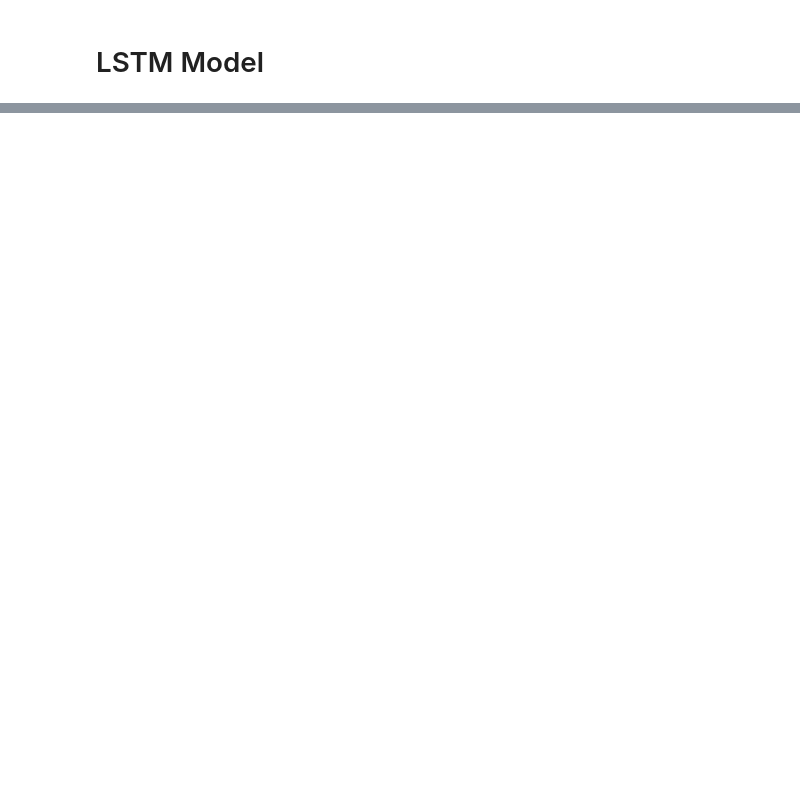
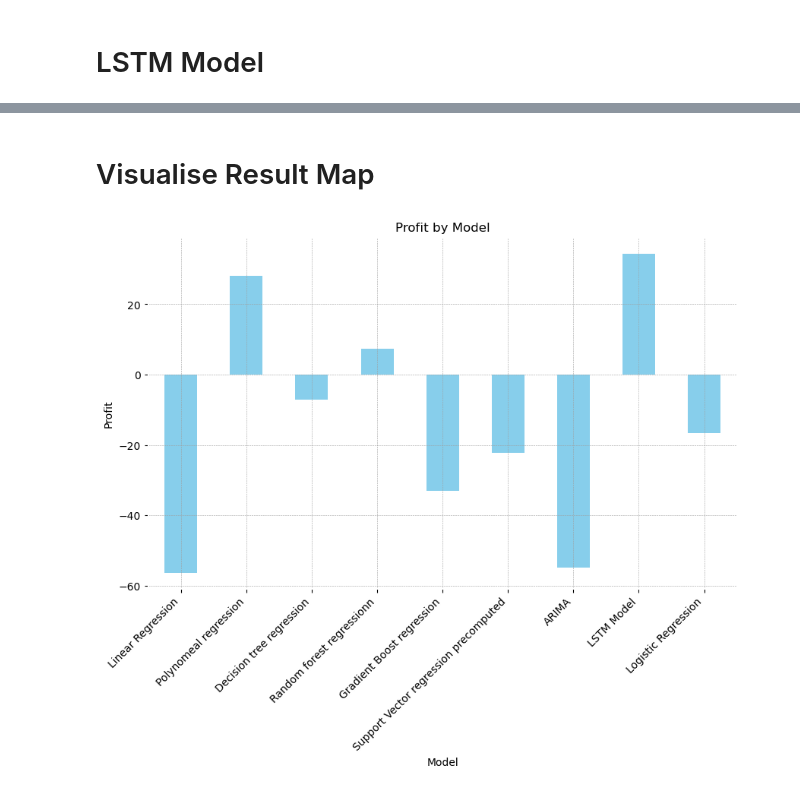
Before and after one commit to swarnim1/Final_Project, a Jupyter notebook: main.ipynb, the cells around one changed output, grey strips where cells are left out. Drawn from its saved outputs; the diff is of its cells as text; code cells hidden in the pictures; blank space fills up the shorter version.

Commit message:
adding logistic results and result vidualisation

```diff
--- a/main.ipynb
+++ b/main.ipynb
@@ -562,0 +582,29 @@ results
+# %%
+# making a function that tracks profit according to confusion matrix
+def logProfit(log_ypred,log_xtest_test,log_ytest):
+    #print('In')
+    profit = 0
+    for i in range(0,len(log_ypred)):
+        #print(i,"Start")
+        if(log_ytest.iloc[i].target == log_ypred.iloc[i].Close):
+            profit = profit + abs(log_xtest_test.iloc[i].Close - log_xtest_test.iloc[i].Open)
+            continue
+        profit = profit - abs(log_xtest_test.iloc[i].Close - log_xtest_test.iloc[i].Open)
+        #print(i,"End")
+    #print('Out')
+    return profit
+# %%
+#Getting that profit
+log_profit = logProfit(log_ypred,log_xtest_test,log_ytest)
+# %%
+#Adding results of logistic regression to the results map
+results["Logistic Regression"] = {'mse': None,
+  'r2': None,
+  'right': conf_matrix[0][0] + conf_matrix[1][1],
+  'wrong': conf_matrix[0][1] + conf_matrix[1][0],
+  'profit': log_profit
+}
+# %%
+#Converting results map to a dataframe
+results_df = pd.DataFrame(results).T
+results_df
@@ -562,0 +622,13 @@ results
+# %% [markdown]
+# Visualise Result Map
+# %%
+# Bar plot for profits
+plt.figure(figsize=(10, 6))
+results_df['profit'].plot(kind='bar', color='skyblue')
+plt.title('Profit by Model')
+plt.ylabel('Profit')
+plt.xlabel('Model')
+plt.xticks(rotation=45, ha="right")
+plt.show()
+# %% [output]
+[figure, added]
```
Also changed, not shown: parts of 25 cells of this notebook.
